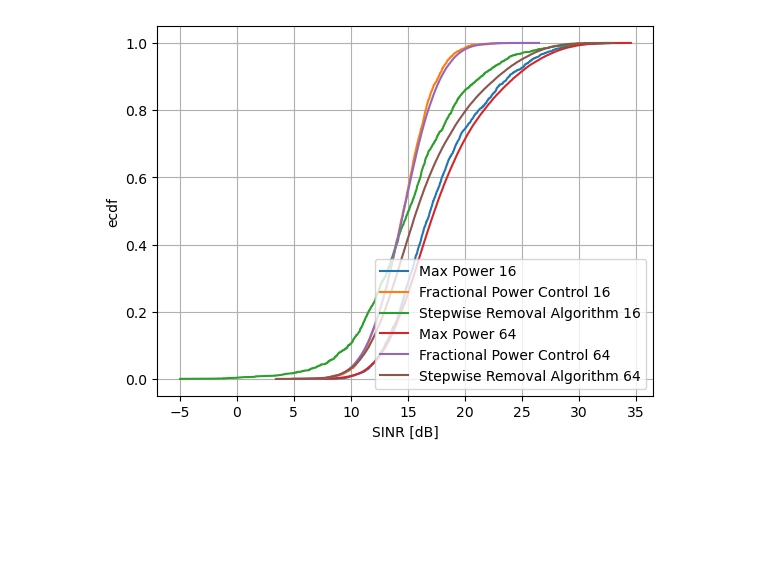
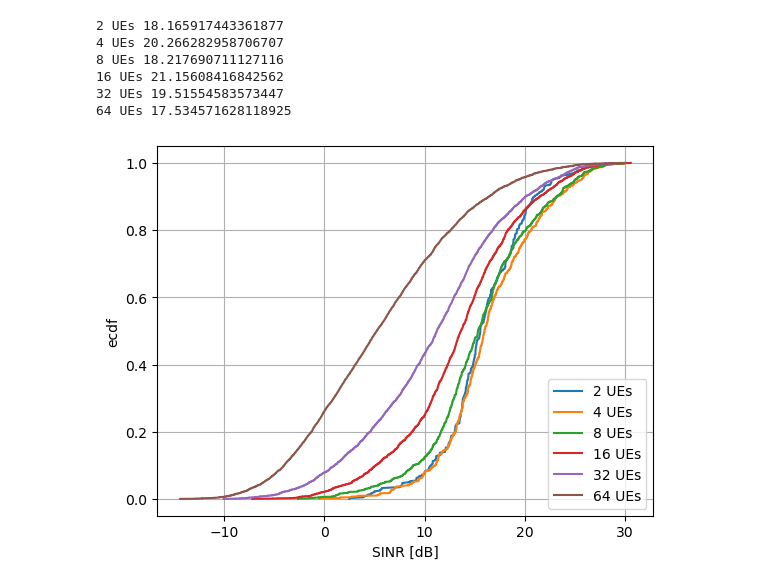
Before and after one commit to matheusdomingoscarneiro/cf-power-control, a Jupyter notebook: cellfree-pc-001.ipynb, the cells around one changed output. Saved outputs shown, nothing was run; the diff lists cells and outputs as text; code cells hidden in the pictures; blank space fills up the shorter version.

```diff
--- a/cellfree-pc-001.ipynb
+++ b/cellfree-pc-001.ipynb
@@ -281,7 +240,7 @@ def simulation(ue_quantity):
     num_ue = ue_quantity
     num_ap = 64
     cov_side = 400 # [m]
-    seeds = 10
+    seeds = 100
     noise_gain = 1e-20 * 100e6 * db2lin(6)
     noise_p = -96 # [dBm]
     max_power = dbm2lin(30)
@@ -346,13 +305,14 @@ def simulation(ue_quantity):
         clear_output(wait=True)
 
         for ue in range(num_ue):
-            total_sinr_mp[:, seed] = lin2db(mmse_sinr(channels_mp))
-            total_sinr_fpc[:, seed] = lin2db(mmse_sinr(channels_fpc))
+            total_sinr_mp[:, seed] = lin2db(sinr_mmse(channels_mp))
+            total_sinr_fpc[:, seed] = lin2db(sinr_mmse(channels_fpc))
 
         for ch in range(power_sra.shape[0]):
-            total_sinr_sra = np.concatenate((total_sinr_sra, lin2db(mmse_sinr(channels_sra))))
+            total_sinr_sra = np.concatenate((total_sinr_sra, lin2db(sinr_mmse(channels_sra))))
 
     return total_sinr_mp, total_sinr_fpc, total_sinr_sra, total_power_mp, total_power_fpc, total_power_sra
+    #return channels_mp, channels_fpc, channels_sra
 # %%
 # Simulations for different number of UEs
 
@@ -479,31 +559,45 @@ plt.savefig('Capacity_graphbar_SBrT2024.pdf')
+# %%
+print('2 UEs', 100 * (np.median(simulation_2[5]) - np.median(simulation_2[4])) / np.median(simulation_2[5]))
+print('4 UEs', 100 * (np.median(simulation_4[5]) - np.median(simulation_4[4])) / np.median(simulation_4[5]))
+print('8 UEs', 100 * (np.median(simulation_8[5]) - np.median(simulation_8[4])) / np.median(simulation_8[5]))
+print('16 UEs', 100 * (np.median(simulation_16[5]) - np.median(simulation_16[4])) / np.median(simulation_16[5]))
+print('32 UEs', 100 * (np.median(simulation_32[5]) - np.median(simulation_32[4])) / np.median(simulation_32[5]))
+print('64 UEs', 100 * (np.median(simulation_64[5]) - np.median(simulation_64[4])) / np.median(simulation_64[5]))
+# %% [output]
+2 UEs 18.165917443361877
+4 UEs 20.266282958706707
+8 UEs 18.217690711127116
+16 UEs 21.15608416842562
+32 UEs 19.51554583573447
+64 UEs 17.534571628118925
 # %%
-sinr_cdf_mp = eCDF(simulation_2[0].flatten())
-plt.plot(sinr_cdf_mp[0], sinr_cdf_mp[1], label='Max Power 16')
+sinr_cdf_mp = eCDF(simulation_2[2].flatten())
+plt.plot(sinr_cdf_mp[0], sinr_cdf_mp[1], label='2 UEs')
 
-sinr_cdf_fpc = eCDF(simulation_2[1].flatten())
-plt.plot(sinr_cdf_fpc[0], sinr_cdf_fpc[1], label='Fractional Power Control 16')
+sinr_cdf_fpc = eCDF(simulation_4[2].flatten())
+plt.plot(sinr_cdf_fpc[0], sinr_cdf_fpc[1], label='4 UEs')
 
-sinr_cdf_sra = eCDF(simulation_2[2].flatten())
-plt.plot(sinr_cdf_sra[0], sinr_cdf_sra[1], label='Stepwise Removal Algorithm 16')
+sinr_cdf_sra = eCDF(simulation_8[2].flatten())
+plt.plot(sinr_cdf_sra[0], sinr_cdf_sra[1], label='8 UEs')
 
-sinr_cdf_mp = eCDF(simulation_64[0].flatten())
-plt.plot(sinr_cdf_mp[0], sinr_cdf_mp[1], label='Max Power 64')
+sinr_cdf_mp = eCDF(simulation_16[2].flatten())
+plt.plot(sinr_cdf_mp[0], sinr_cdf_mp[1], label='16 UEs')
 
-sinr_cdf_fpc = eCDF(simulation_64[1].flatten())
-plt.plot(sinr_cdf_fpc[0], sinr_cdf_fpc[1], label='Fractional Power Control 64')
+sinr_cdf_fpc = eCDF(simulation_32[2].flatten())
+plt.plot(sinr_cdf_fpc[0], sinr_cdf_fpc[1], label='32 UEs')
 
 sinr_cdf_sra = eCDF(simulation_64[2].flatten())
-plt.plot(sinr_cdf_sra[0], sinr_cdf_sra[1], label='Stepwise Removal Algorithm 64')
+plt.plot(sinr_cdf_sra[0], sinr_cdf_sra[1], label='64 UEs')
 
 
 #plt.xlim([5,30])
 plt.xlabel('SINR [dB]')
 plt.ylabel('ecdf')
 plt.legend(loc='lower right')
 plt.grid()
 plt.savefig('SINR_power_control_SBrT2024.pdf')
 # %% [output]
-[figure, old version]
+[figure, new version]
 # %%
 # capacity_mp_cdf = eCDF((20e6 * np.log2(1 + db2lin(total_sinr_mp))).flatten())
 # plt.plot(capacity_mp_cdf[0] / 1e6, capacity_mp_cdf[1], label='Max Power')
```
Also changed, not shown: parts of 9 cells of this notebook, 7 other files.
